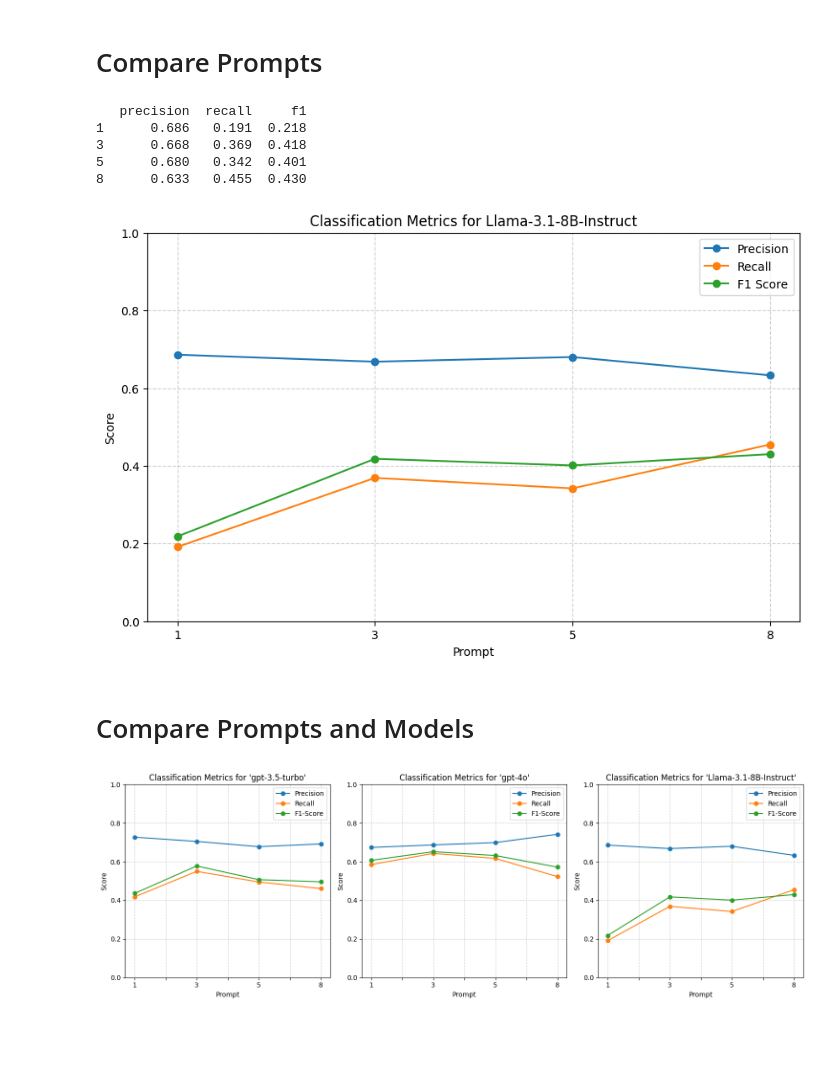
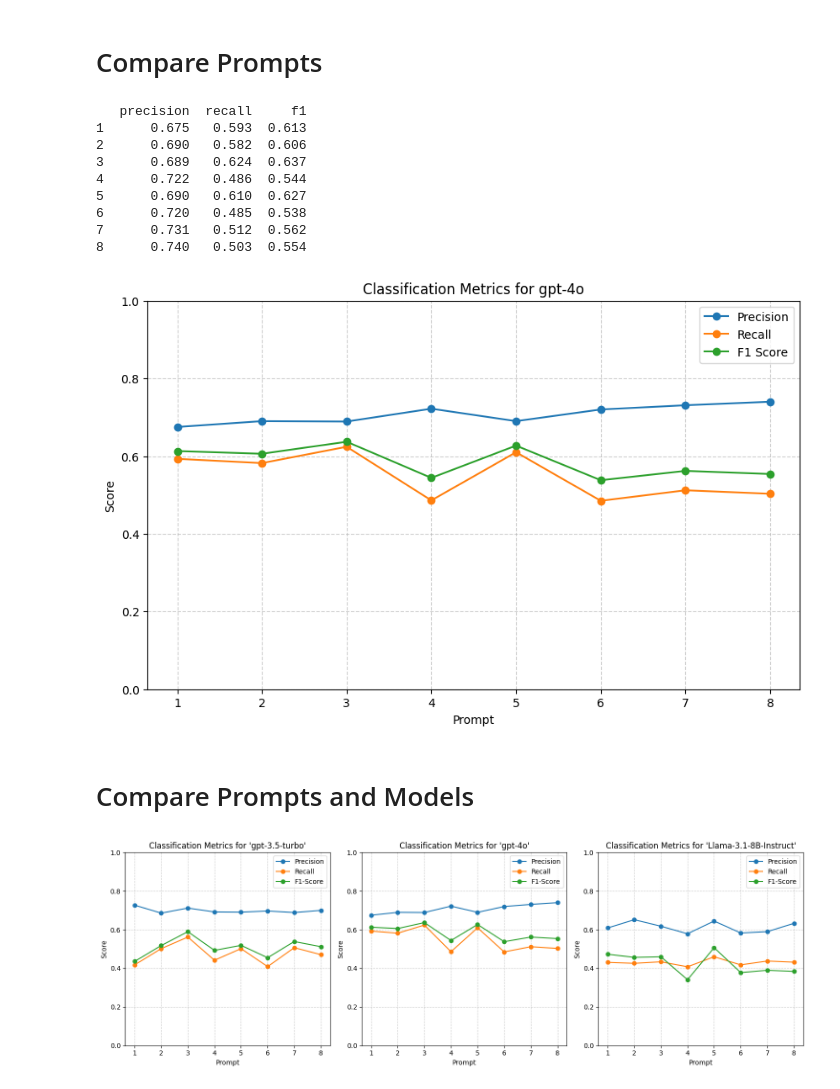
Before and after one commit to Marco-Consoloni/patent-sentence-classification, a Jupyter notebook: prompting/compare_prompting.ipynb, the cells around one changed output. Saved outputs shown, nothing was run; the diff lists cells and outputs as text; code cells hidden in the pictures; blank space fills up the shorter version.

```diff
--- a/prompting/compare_prompting.ipynb
+++ b/prompting/compare_prompting.ipynb
@@ -14,7 +14,7 @@ folder_path = "/home/fantoni/patent-sentence-classification/results/prompting"
 # Choose model
 model_name = 'gpt-3.5-turbo'
 model_name = 'gpt-4o'
-model_name = 'Llama-3.1-8B-Instruct'
+#model_name = 'Llama-3.1-8B-Instruct'
 
 # Set averaging mode
 average = 'weighted'
@@ -33,38 +33,45 @@ for file_name in os.listdir(folder_path):
         precision = precision_score(true_labels, predicted_labels, average=average, zero_division=0)
         recall = recall_score(true_labels, predicted_labels, average=average, zero_division=0)
         f1 = f1_score(true_labels, predicted_labels, average=average, zero_division=0)
 
         # Append to results
         results_all[prompt_number] = {'precision': precision, 'recall': recall, 'f1': f1}
 
 # Print DataFrame
 results_df = pd.DataFrame.from_dict(results_all, orient='index').sort_index().round(3)
 print(results_df)
 
+# Ensure prompts are sorted correctly
+sorted_prompts = sorted(results_all.keys())
+
 # Sort results by prompt number
 precision_values = results_df['precision'].tolist()
 recall_values = results_df['recall'].tolist()
 f1_values = results_df['f1'].tolist()
 
 # Plot the results
 plt.figure(figsize=(10, 6))
 plt.plot(sorted_prompts, precision_values, marker = 'o', label='Precision')
 plt.plot(sorted_prompts, recall_values, marker = 'o', label='Recall')
 plt.plot(sorted_prompts, f1_values, marker = 'o', label='F1 Score')
 plt.ylim(0, 1)
 plt.xlabel('Prompt')
 plt.ylabel('Score')
 plt.title(f'Classification Metrics for {model_name}')
 plt.legend()
 plt.grid(True, linestyle='--', alpha=0.6)
 plt.show()
 # %% [output]
    precision  recall     f1
-1      0.686   0.191  0.218
-3      0.668   0.369  0.418
-5      0.680   0.342  0.401
-8      0.633   0.455  0.430
+1      0.675   0.593  0.613
+2      0.690   0.582  0.606
+3      0.689   0.624  0.637
+4      0.722   0.486  0.544
+5      0.690   0.610  0.627
+6      0.720   0.485  0.538
+7      0.731   0.512  0.562
+8      0.740   0.503  0.554
-[figure, old version]
+[figure, new version]
 # %% [markdown]
 # Compare Prompts and Models
 # %%
@@ -128,4 +135,4 @@ for ax, (model, results) in zip(axes, all_models_results.items()):
 plt.tight_layout()
 plt.show()
 # %% [output]
-[figure, old version]
+[figure, new version]
```
Also changed, not shown: 5 other files.
